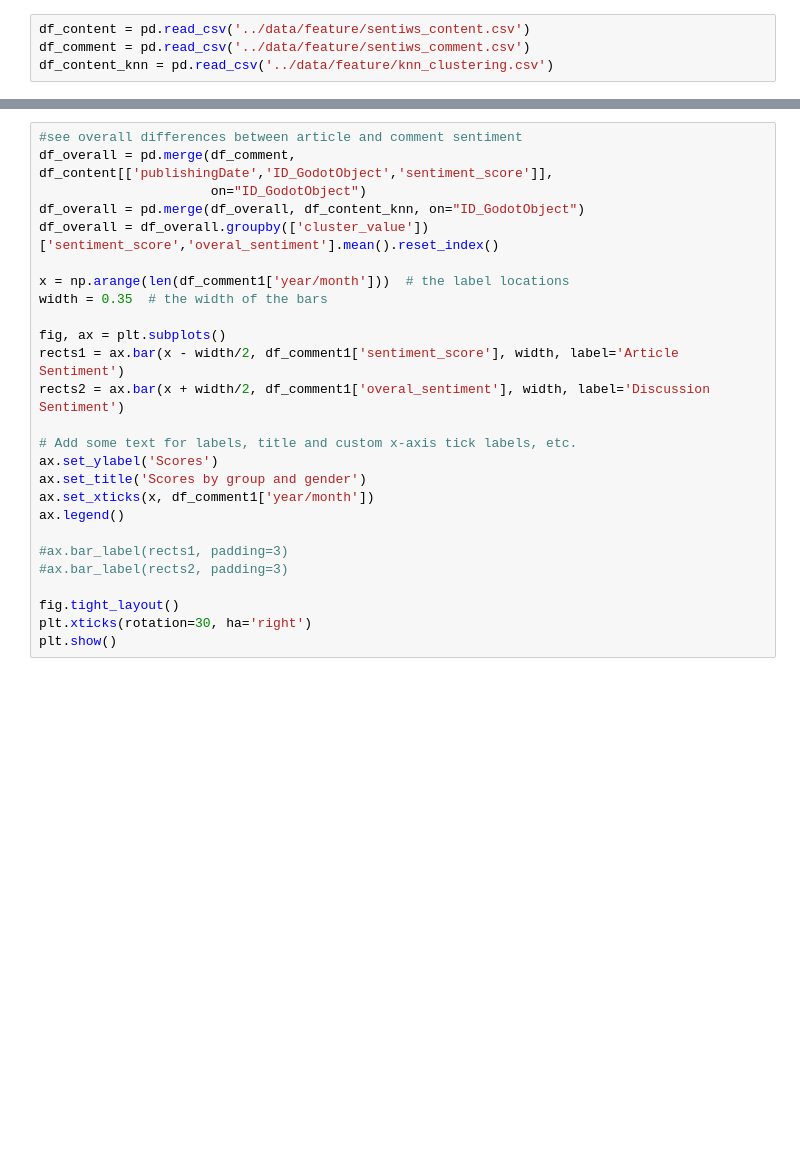
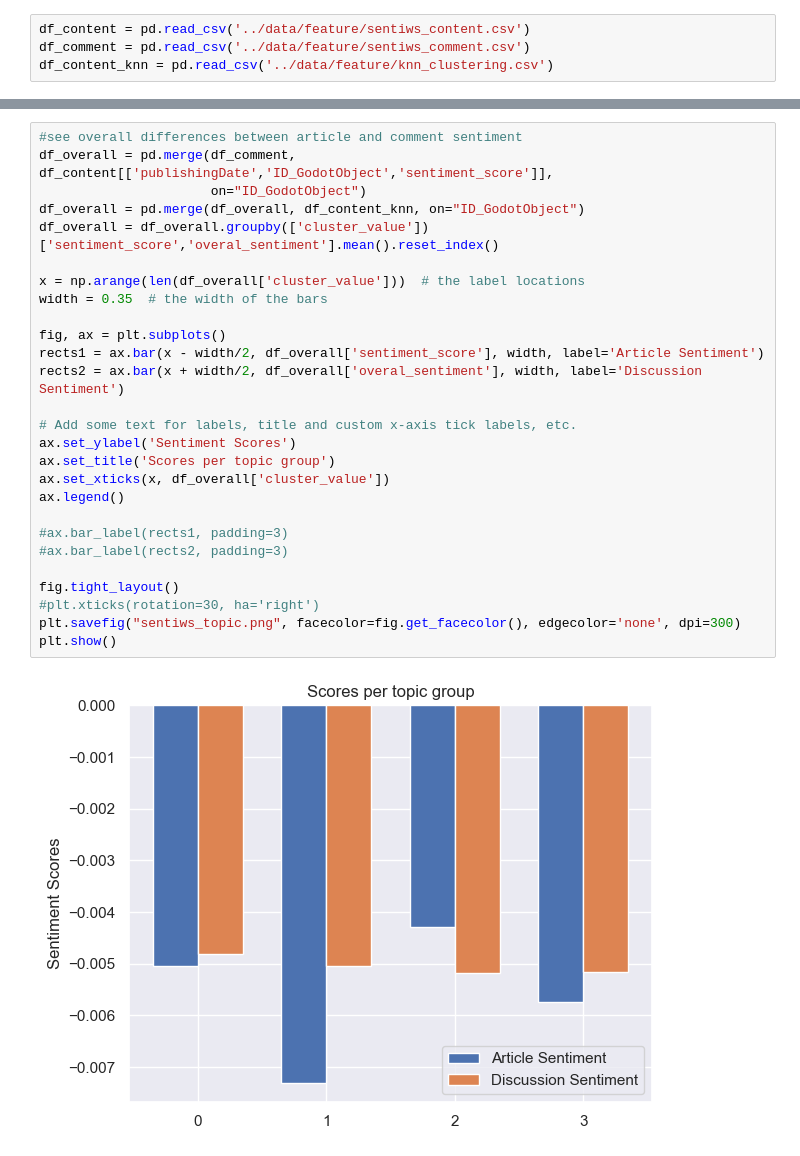
Before and after one commit to lukasthekid/corona-mask-requirement-nlp-analysis, a Jupyter notebook: comparison/sent_plots.ipynb, the cells around one changed output, grey strips where cells are left out. Drawn from its saved outputs; the diff is of its cells as text; blank space fills up the shorter version.

```diff
--- a/comparison/sent_plots.ipynb
+++ b/comparison/sent_plots.ipynb
@@ -89,27 +92,30 @@ plt.show()
 # %%
 #see overall differences between article and comment sentiment
 df_overall = pd.merge(df_comment, df_content[['publishingDate','ID_GodotObject','sentiment_score']],
                       on="ID_GodotObject")
 df_overall = pd.merge(df_overall, df_content_knn, on="ID_GodotObject")
 df_overall = df_overall.groupby(['cluster_value'])['sentiment_score','overal_sentiment'].mean().reset_index()
 
-x = np.arange(len(df_comment1['year/month']))  # the label locations
+x = np.arange(len(df_overall['cluster_value']))  # the label locations
 width = 0.35  # the width of the bars
 
 fig, ax = plt.subplots()
-rects1 = ax.bar(x - width/2, df_comment1['sentiment_score'], width, label='Article Sentiment')
-rects2 = ax.bar(x + width/2, df_comment1['overal_sentiment'], width, label='Discussion Sentiment')
+rects1 = ax.bar(x - width/2, df_overall['sentiment_score'], width, label='Article Sentiment')
+rects2 = ax.bar(x + width/2, df_overall['overal_sentiment'], width, label='Discussion Sentiment')
 
 # Add some text for labels, title and custom x-axis tick labels, etc.
-ax.set_ylabel('Scores')
-ax.set_title('Scores by group and gender')
-ax.set_xticks(x, df_comment1['year/month'])
+ax.set_ylabel('Sentiment Scores')
+ax.set_title('Scores per topic group')
+ax.set_xticks(x, df_overall['cluster_value'])
 ax.legend()
 
 #ax.bar_label(rects1, padding=3)
 #ax.bar_label(rects2, padding=3)
 
 fig.tight_layout()
-plt.xticks(rotation=30, ha='right')
+#plt.xticks(rotation=30, ha='right')
+plt.savefig("sentiws_topic.png", facecolor=fig.get_facecolor(), edgecolor='none', dpi=300)
 plt.show()
+# %% [output]
+[figure, added]
 # %%
```
Also changed, not shown: parts of 8 cells of this notebook, 6 other files.
